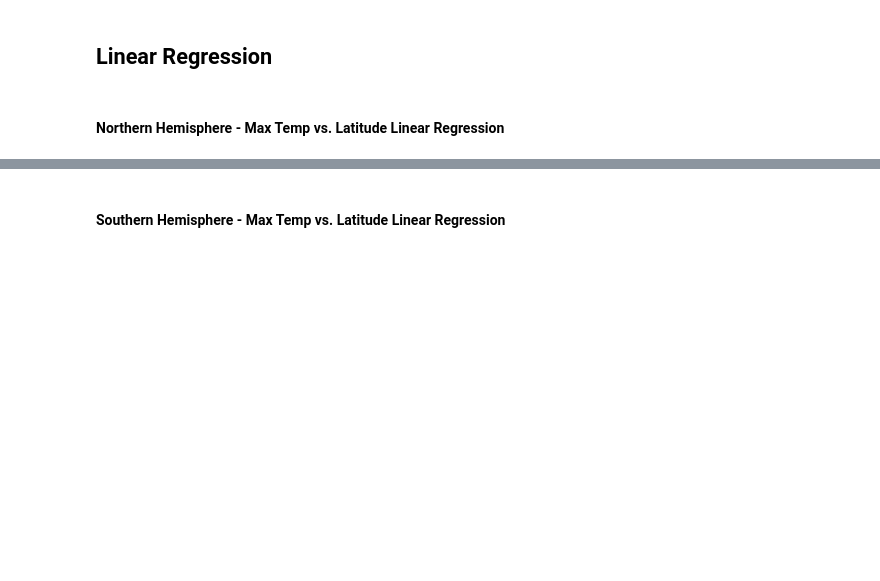
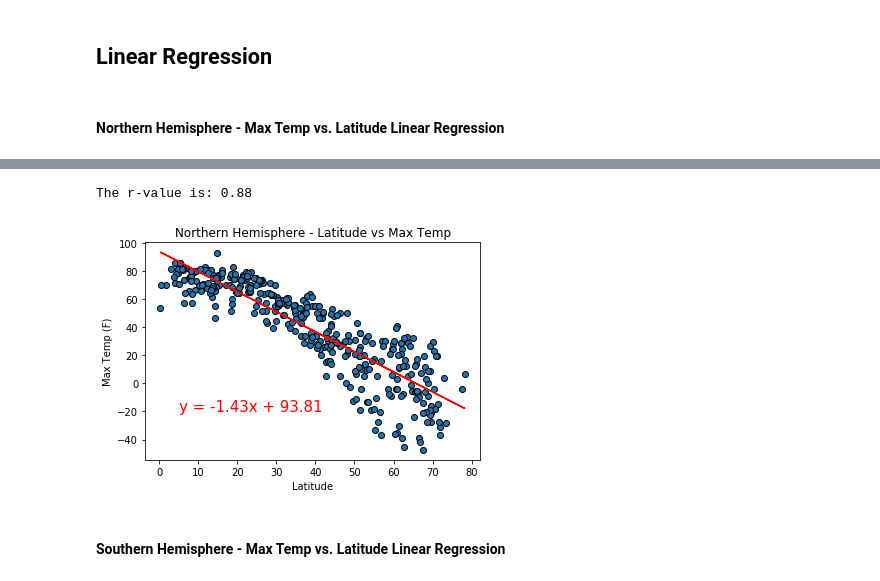
Before and after one commit to khartmann5/python-api-challenge, a Jupyter notebook: WeatherPy/WeatherPy.ipynb, the cells around one changed output, grey strips where cells are left out. Drawn from its saved outputs; the diff is of its cells as text; code cells hidden in the pictures; blank space fills up the shorter version.

Commit message:
saving progress on northern and southern hemisphere graphs

```diff
--- a/WeatherPy/WeatherPy.ipynb
+++ b/WeatherPy/WeatherPy.ipynb
@@ -257,2 +254,25 @@ The r-value is: 0.46937863826630627
+# %%
+# Calculate the r value
+northern_hemisphere = weather_df.loc[weather_df["Lat"] >= 0]
+x_north = northern_hemisphere["Lat"]
+y_north = northern_hemisphere["Max temp"]
+correlation = st.pearsonr(x_north,y_north)
+print(f"The r-value is: {abs(round(correlation[0],2))}")
+
+# Create a scattor plot with the linear regression
+(slope, intercept, rvalue, pvalue, stderr) = linregress(x_north, y_north)
+regress_values = x_north * slope + intercept
+line_eq = "y = " + str(round(slope,2)) + "x + " + str(round(intercept,2))
+plt.scatter(x_north,y_north,edgecolors="black")
+plt.plot(x_north,regress_values,"r-")
+plt.annotate(line_eq,(5,-20),fontsize=15,color="red")
+plt.title("Northern Hemisphere - Latitude vs Max Temp")
+plt.xlabel("Latitude")
+plt.ylabel("Max Temp (F)")
+plt.savefig("output_data/NorthernHemisphere_MaxTemp")
+plt.show()
+# %% [output]
+The r-value is: 0.88
+[figure, added]
 # %% [markdown]
 ####  Southern Hemisphere - Max Temp vs. Latitude Linear Regression
```
Also changed, not shown: parts of 10 cells of this notebook, 5 other files.
